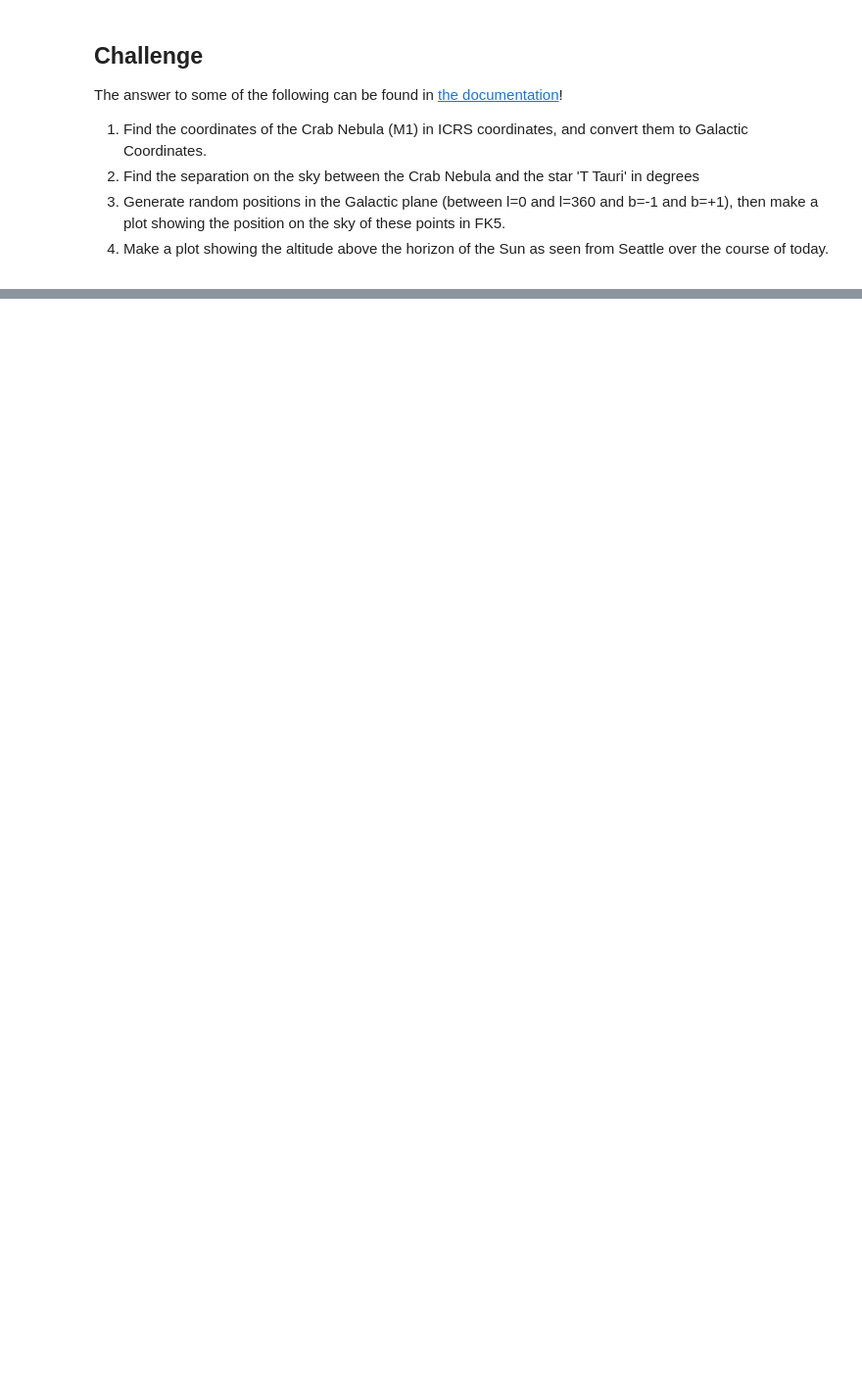
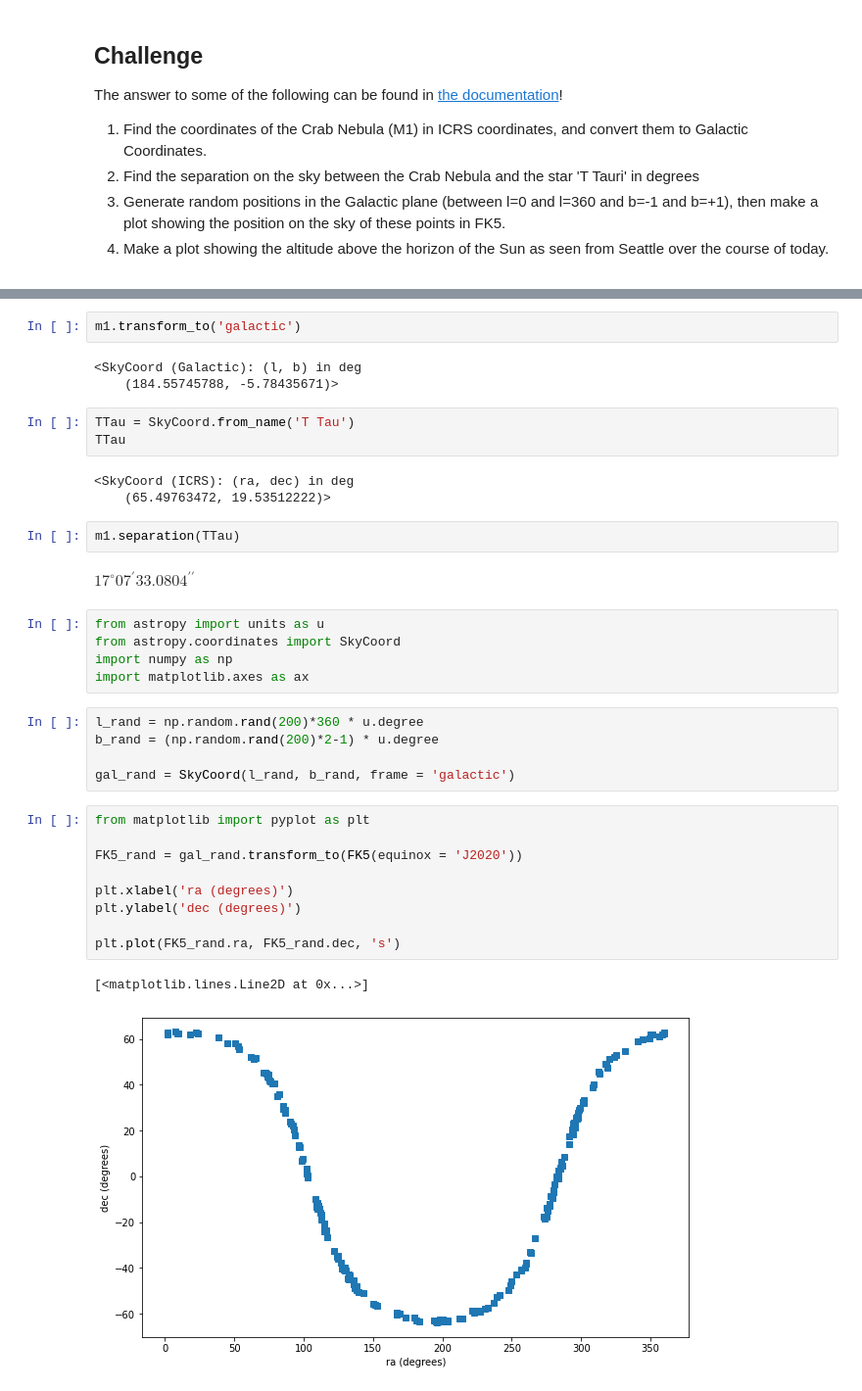
Before and after one commit to bsipocz/ASTR497, a Jupyter notebook: astropy_notebooks/03-coordinates.ipynb, the cells around one changed output, grey strips where cells are left out. Shown: that part at 98% size. Saved outputs shown, nothing was run; the diff lists cells and outputs as text; blank space fills up the shorter version.

```diff
--- a/astropy_notebooks/03-coordinates.ipynb
+++ b/astropy_notebooks/03-coordinates.ipynb
@@ -139,0 +328,37 @@ A [get_body](https://docs.astropy.org/en/stable/api/astropy.coordinates.get_body
+# %%
+m1.transform_to('galactic')
+# %% [output]
+<SkyCoord (Galactic): (l, b) in deg
+    (184.55745788, -5.78435671)>
+# %%
+TTau = SkyCoord.from_name('T Tau')
+TTau
+# %% [output]
+<SkyCoord (ICRS): (ra, dec) in deg
+    (65.49763472, 19.53512222)>
+# %%
+m1.separation(TTau)
+# %% [output]
+$17^\circ07{}^\prime33.0804{}^{\prime\prime}$
+# %%
+from astropy import units as u
+from astropy.coordinates import SkyCoord
+import numpy as np
+import matplotlib.axes as ax
+# %%
+l_rand = np.random.rand(200)*360 * u.degree
+b_rand = (np.random.rand(200)*2-1) * u.degree
+
+gal_rand = SkyCoord(l_rand, b_rand, frame = 'galactic')
+# %%
+from matplotlib import pyplot as plt
+
+FK5_rand = gal_rand.transform_to(FK5(equinox = 'J2020'))
+
+plt.xlabel('ra (degrees)')
+plt.ylabel('dec (degrees)')
+
+plt.plot(FK5_rand.ra, FK5_rand.dec, 's')
+# %% [output]
+[<matplotlib.lines.Line2D at 0x...>]
+[figure, added]
```
Also changed, not shown: parts of 42 cells of this notebook, 1 other file.
